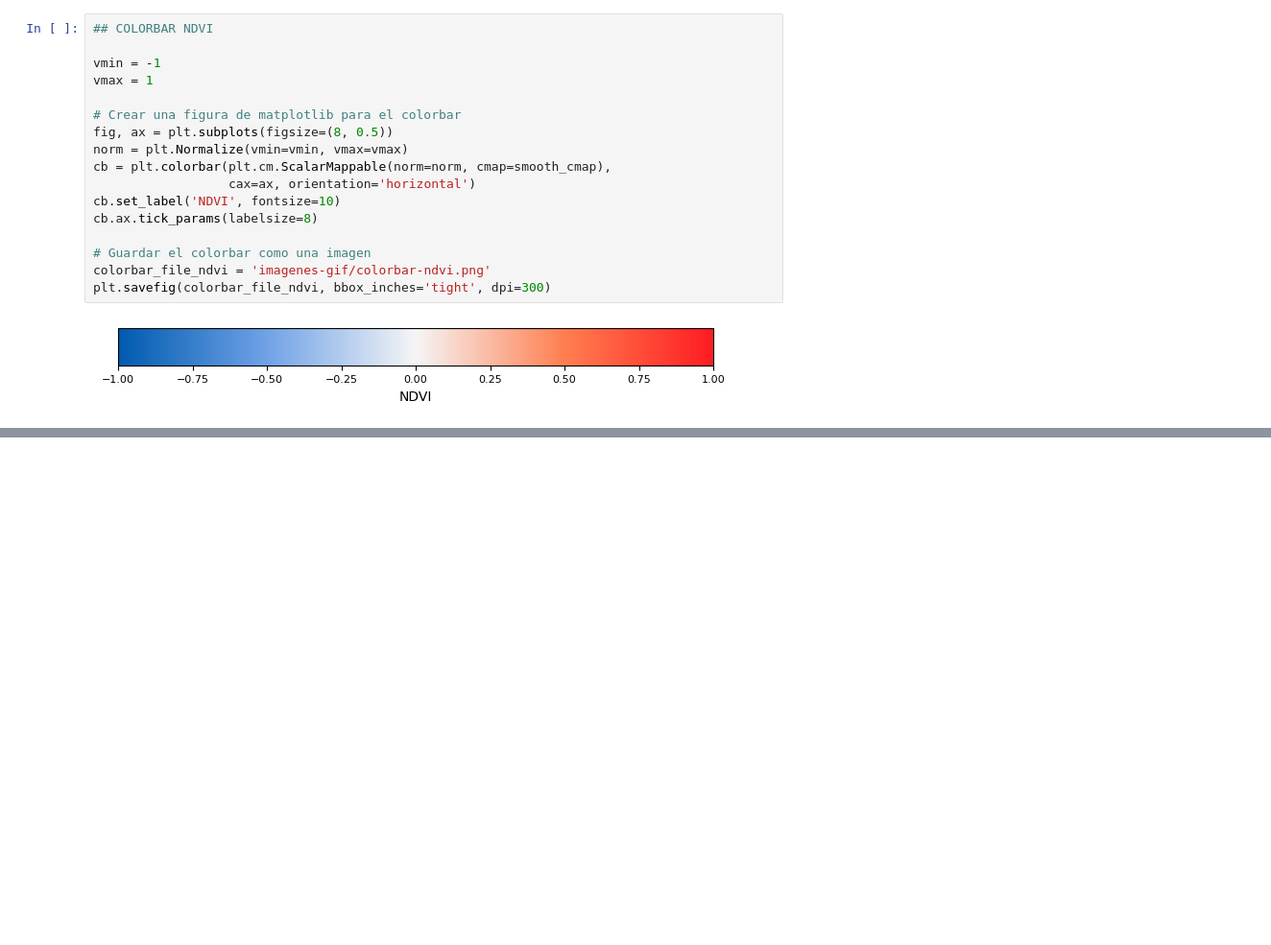
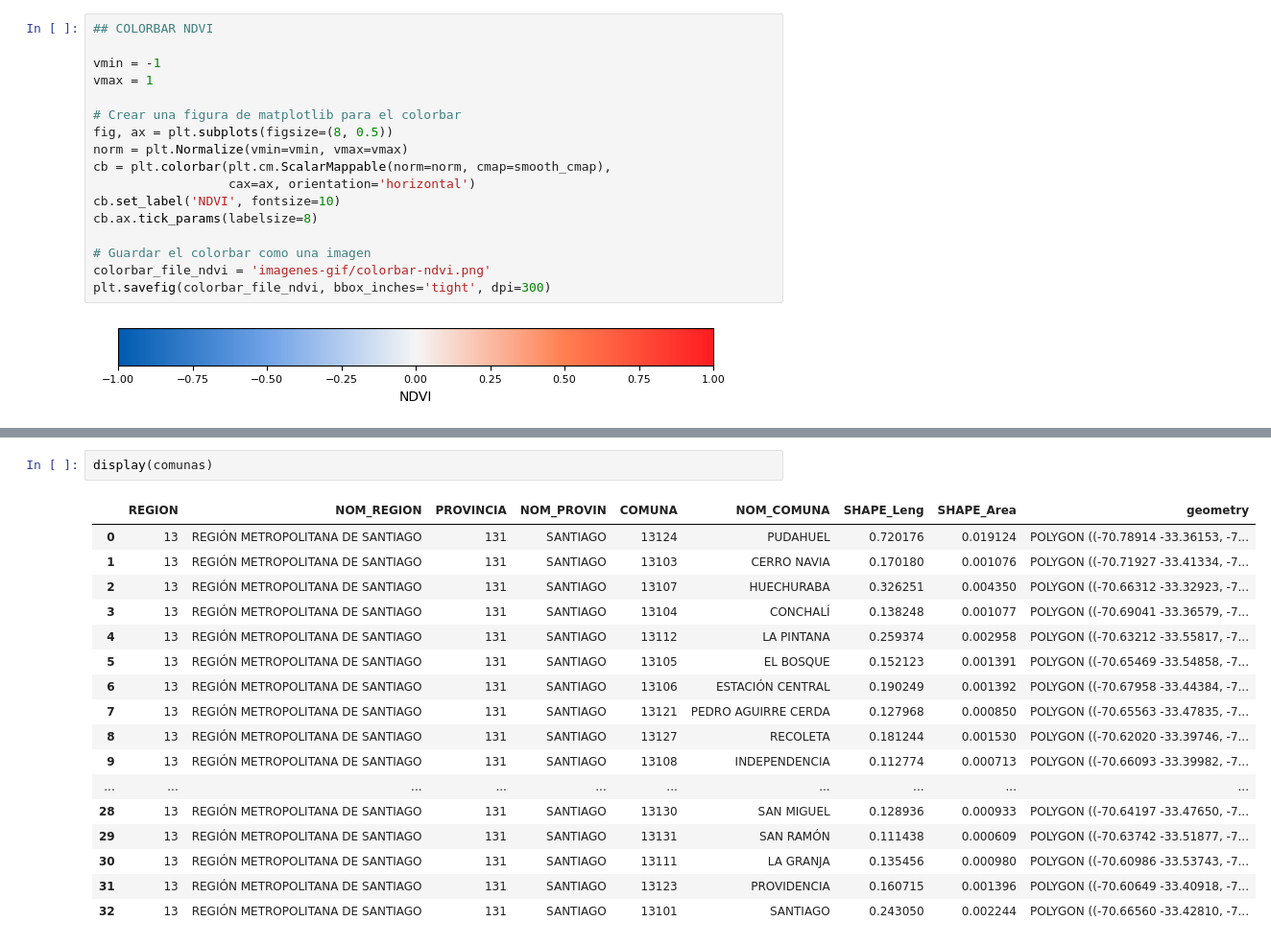
Before and after one commit to 2B-O/Proyecto-Geoespaciales, a Jupyter notebook: Proyecto Geoespaciales.ipynb, the cells around one changed output, grey strips where cells are left out. Shown at 96% size. Drawn from its saved outputs; the diff is of its cells as text; blank space fills up the shorter version.

```diff
--- a/Proyecto Geoespaciales.ipynb
+++ b/Proyecto Geoespaciales.ipynb
@@ -502,0 +544,20 @@ geemap.show_image(on_gif)
+# %%
+display(comunas)
+# %% [output]
+|  | REGION | NOM_REGION | PROVINCIA | NOM_PROVIN | COMUNA | NOM_COMUNA | SHAPE_Leng | SHAPE_Area | geometry |
+| 0 | 13 | REGIÓN METROPOLITANA DE SANTIAGO | 131 | SANTIAGO | 13124 | PUDAHUEL | 0.720176 | 0.019124 | POLYGON ((-70.78914 -33.36153, -7... |
+| 1 | 13 | REGIÓN METROPOLITANA DE SANTIAGO | 131 | SANTIAGO | 13103 | CERRO NAVIA | 0.170180 | 0.001076 | POLYGON ((-70.71927 -33.41334, -7... |
+| 2 | 13 | REGIÓN METROPOLITANA DE SANTIAGO | 131 | SANTIAGO | 13107 | HUECHURABA | 0.326251 | 0.004350 | POLYGON ((-70.66312 -33.32923, -7... |
+| 3 | 13 | REGIÓN METROPOLITANA DE SANTIAGO | 131 | SANTIAGO | 13104 | CONCHALÍ | 0.138248 | 0.001077 | POLYGON ((-70.69041 -33.36579, -7... |
+| 4 | 13 | REGIÓN METROPOLITANA DE SANTIAGO | 131 | SANTIAGO | 13112 | LA PINTANA | 0.259374 | 0.002958 | POLYGON ((-70.63212 -33.55817, -7... |
+| 5 | 13 | REGIÓN METROPOLITANA DE SANTIAGO | 131 | SANTIAGO | 13105 | EL BOSQUE | 0.152123 | 0.001391 | POLYGON ((-70.65469 -33.54858, -7... |
+| 6 | 13 | REGIÓN METROPOLITANA DE SANTIAGO | 131 | SANTIAGO | 13106 | ESTACIÓN CENTRAL | 0.190249 | 0.001392 | POLYGON ((-70.67958 -33.44384, -7... |
+| 7 | 13 | REGIÓN METROPOLITANA DE SANTIAGO | 131 | SANTIAGO | 13121 | PEDRO AGUIRRE CERDA | 0.127968 | 0.000850 | POLYGON ((-70.65563 -33.47835, -7... |
+| 8 | 13 | REGIÓN METROPOLITANA DE SANTIAGO | 131 | SANTIAGO | 13127 | RECOLETA | 0.181244 | 0.001530 | POLYGON ((-70.62020 -33.39746, -7... |
+| 9 | 13 | REGIÓN METROPOLITANA DE SANTIAGO | 131 | SANTIAGO | 13108 | INDEPENDENCIA | 0.112774 | 0.000713 | POLYGON ((-70.66093 -33.39982, -7... |
+| ... | ... | ... | ... | ... | ... | ... | ... | ... | ... |
+| 28 | 13 | REGIÓN METROPOLITANA DE SANTIAGO | 131 | SANTIAGO | 13130 | SAN MIGUEL | 0.128936 | 0.000933 | POLYGON ((-70.64197 -33.47650, -7... |
+| 29 | 13 | REGIÓN METROPOLITANA DE SANTIAGO | 131 | SANTIAGO | 13131 | SAN RAMÓN | 0.111438 | 0.000609 | POLYGON ((-70.63742 -33.51877, -7... |
+| 30 | 13 | REGIÓN METROPOLITANA DE SANTIAGO | 131 | SANTIAGO | 13111 | LA GRANJA | 0.135456 | 0.000980 | POLYGON ((-70.60986 -33.53743, -7... |
+| 31 | 13 | REGIÓN METROPOLITANA DE SANTIAGO | 131 | SANTIAGO | 13123 | PROVIDENCIA | 0.160715 | 0.001396 | POLYGON ((-70.60649 -33.40918, -7... |
+| 32 | 13 | REGIÓN METROPOLITANA DE SANTIAGO | 131 | SANTIAGO | 13101 | SANTIAGO | 0.243050 | 0.002244 | POLYGON ((-70.66560 -33.42810, -7... |
```
Also changed, not shown: parts of 3 cells of this notebook.
